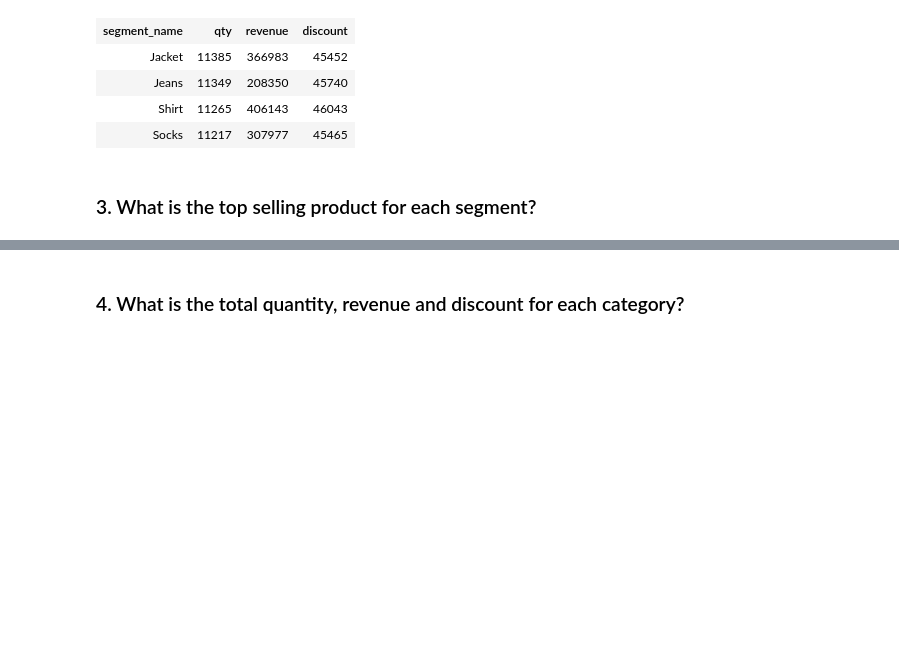
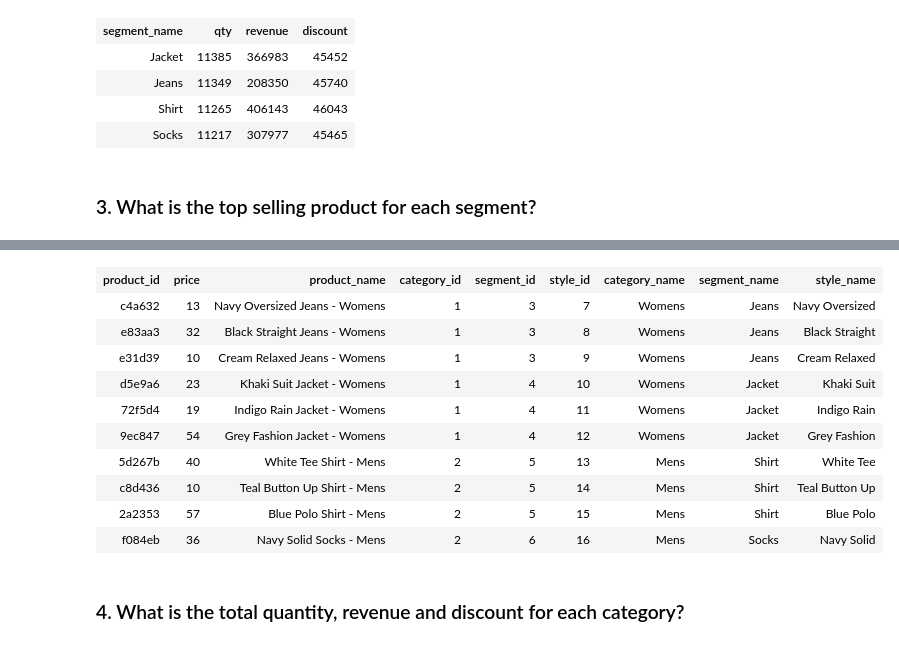
Before and after one commit to fmsrosa/sql-week7challenge-2021, a Jupyter notebook: answers.ipynb, the cells around one changed output, grey strips where cells are left out. Drawn from its saved outputs; the diff is of its cells as text; code cells hidden in the pictures; blank space fills up the shorter version.

```diff
--- a/answers.ipynb
+++ b/answers.ipynb
@@ -148,3 +149,18 @@ ORDER BY s.qty DESC;
+# %%
+select * from product_details
+limit 10;
+# %% [output]
+| product_id | price | product_name | category_id | segment_id | style_id | category_name | segment_name | style_name |
+| c4a632 | 13 | Navy Oversized Jeans - Womens | 1 | 3 | 7 | Womens | Jeans | Navy Oversized |
+| e83aa3 | 32 | Black Straight Jeans - Womens | 1 | 3 | 8 | Womens | Jeans | Black Straight |
+| e31d39 | 10 | Cream Relaxed Jeans - Womens | 1 | 3 | 9 | Womens | Jeans | Cream Relaxed |
+| d5e9a6 | 23 | Khaki Suit Jacket - Womens | 1 | 4 | 10 | Womens | Jacket | Khaki Suit |
+| 72f5d4 | 19 | Indigo Rain Jacket - Womens | 1 | 4 | 11 | Womens | Jacket | Indigo Rain |
+| 9ec847 | 54 | Grey Fashion Jacket - Womens | 1 | 4 | 12 | Womens | Jacket | Grey Fashion |
+| 5d267b | 40 | White Tee Shirt - Mens | 2 | 5 | 13 | Mens | Shirt | White Tee |
+| c8d436 | 10 | Teal Button Up Shirt - Mens | 2 | 5 | 14 | Mens | Shirt | Teal Button Up |
+| 2a2353 | 57 | Blue Polo Shirt - Mens | 2 | 5 | 15 | Mens | Shirt | Blue Polo |
+| f084eb | 36 | Navy Solid Socks - Mens | 2 | 6 | 16 | Mens | Socks | Navy Solid |
 # %% [markdown]
 ### 4. What is the total quantity, revenue and discount for each category?
 # %%
```
Also changed, not shown: parts of 3 cells of this notebook.
